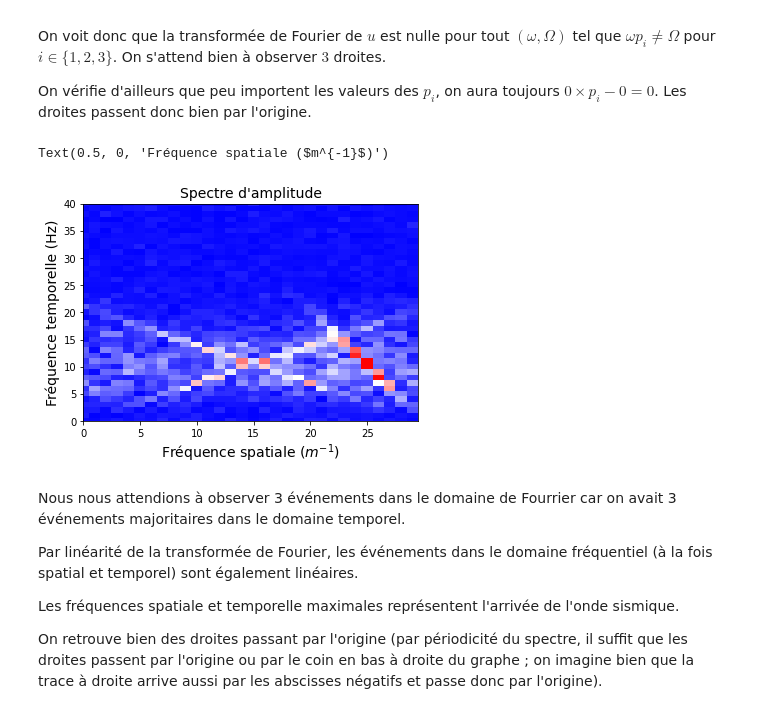
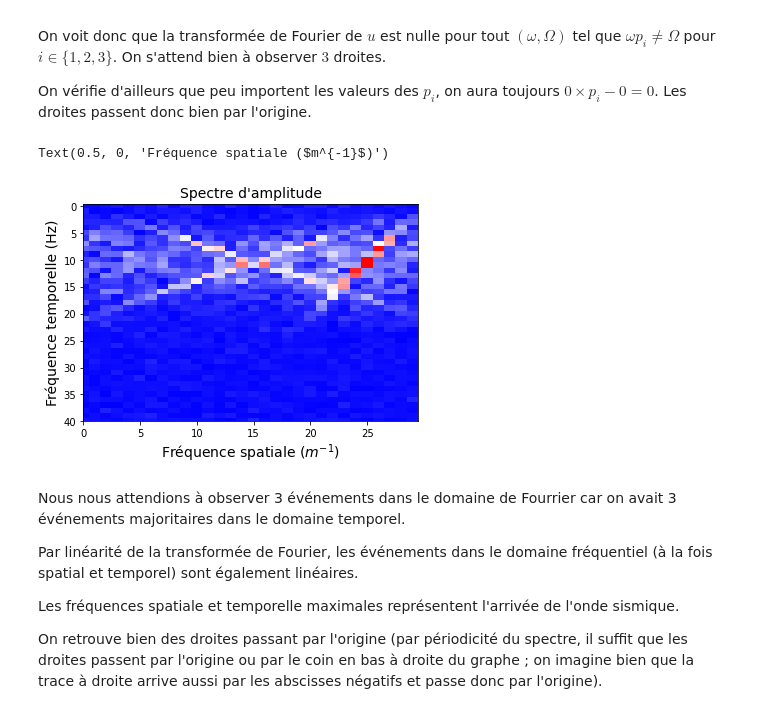
Before and after one commit to gabrielleberrada/projet_traitement_signal, a Jupyter notebook: mini_projet_interpolation/mini_projet_groupe3.ipynb, the cells around one changed output. Cells and saved outputs as stored; diff of their text form; code cells hidden in the pictures.

```diff
--- a/mini_projet_interpolation/mini_projet_groupe3.ipynb
+++ b/mini_projet_interpolation/mini_projet_groupe3.ipynb
@@ -347,26 +346,26 @@ On vérifie d'ailleurs que peu importent les valeurs des $p_i$, on aura toujours
 # %%
 # Implémentation
 # calcul de la transformée de fourier
 gpanelf = np.fft.fft2(gpanel)
 tf_final = np.abs(gpanelf)
 
 # affichage de la transformée de Fourier
 fig = plt.figure()
 av = plt.subplot(111)
 
 plt.imshow(tf_final,aspect='auto');
 
 plt.title("Spectre d'amplitude", fontsize=labelsize)
 
 # zoom
-plt.ylim(0, 40)
+plt.ylim(40,)
 plt.xlim(0,)
 
 av.set_ylabel("Fréquence temporelle (Hz)", fontsize=labelsize)
 av.set_xlabel("Fréquence spatiale ($m^{-1}$)", fontsize=labelsize)
 # %% [output]
 Text(0.5, 0, 'Fréquence spatiale ($m^{-1}$)')
-[figure, old version]
+[figure, new version]
 # %% [markdown]
 Nous nous attendions à observer 3 événements dans le domaine de Fourrier car on avait 3 événements majoritaires dans le domaine temporel.
 
```
Also changed, not shown: parts of 13 cells of this notebook.
